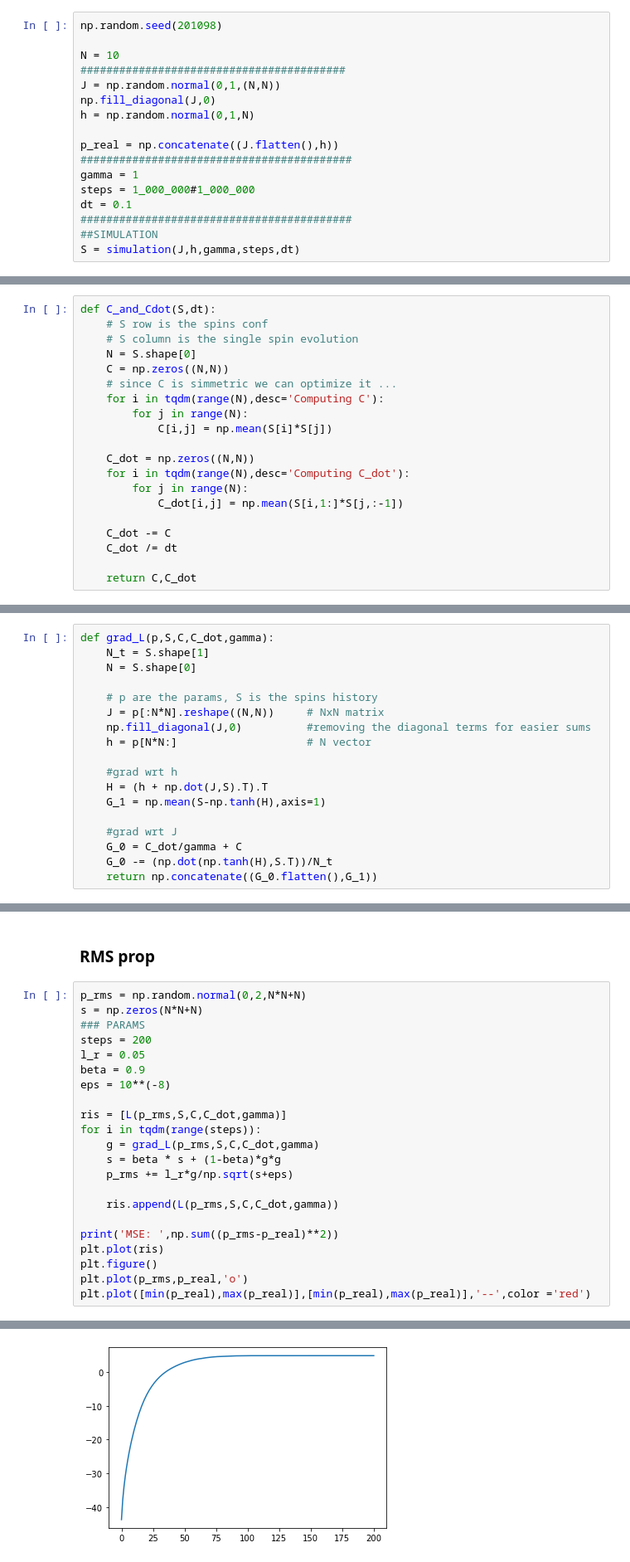
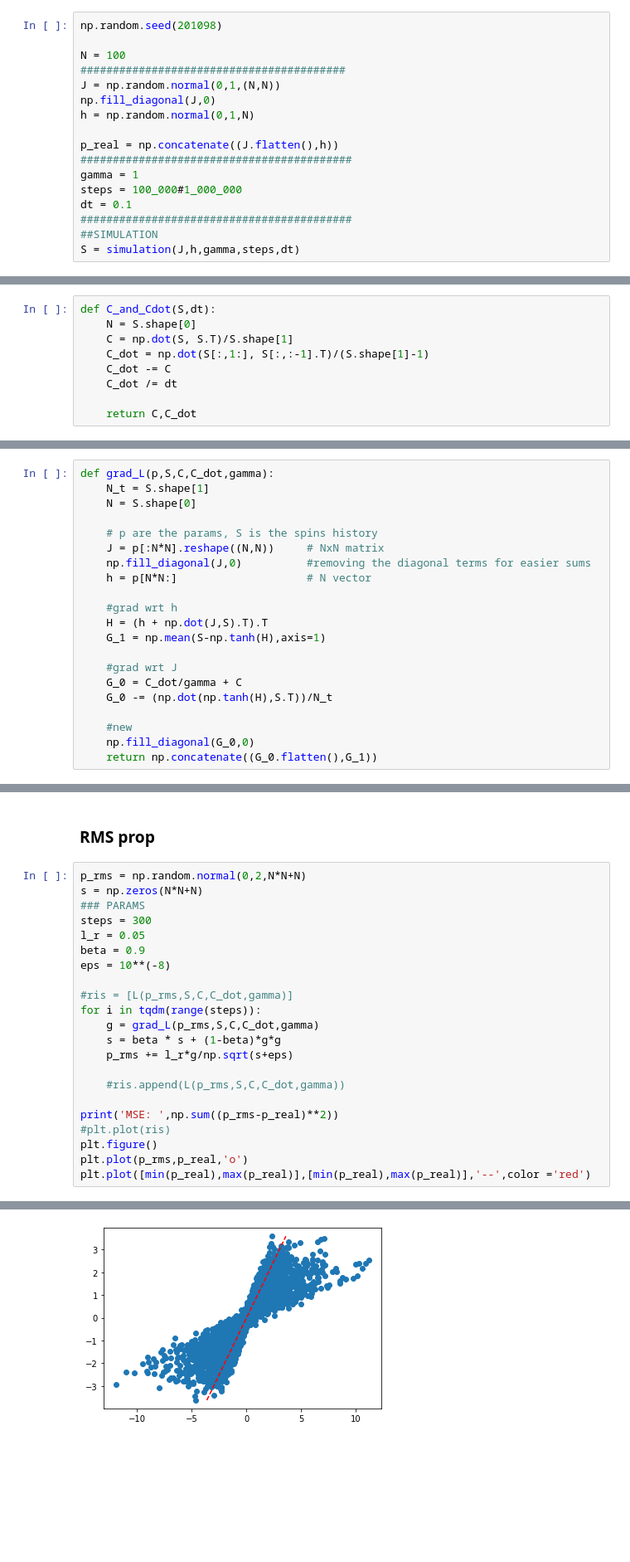
Before and after one commit to micheleavella/brain_project, a Jupyter notebook: kinetic_ising_simulation_inference.ipynb, the cells around one changed output, grey strips where cells are left out. Shown at 83% size. Saved outputs shown, nothing was run; the diff lists cells and outputs as text; blank space fills up the shorter version.

```diff
--- a/kinetic_ising_simulation_inference.ipynb
+++ b/kinetic_ising_simulation_inference.ipynb
@@ -26,7 +26,7 @@ def simulation(J,h,gamma,steps,dt):
 # %%
 np.random.seed(201098)
 
-N = 10
+N = 100
 #########################################
 J = np.random.normal(0,1,(N,N))
 np.fill_diagonal(J,0)
@@ -35,7 +35,7 @@ h = np.random.normal(0,1,N)
 p_real = np.concatenate((J.flatten(),h))
 ##########################################
 gamma = 1
-steps = 1_000_000#1_000_000
+steps = 100_000#1_000_000
 dt = 0.1
 ##########################################
 ##SIMULATION
@@ -66,20 +66,9 @@ $$
 ### $C$ and $\dot C$
 # %%
 def C_and_Cdot(S,dt):
-    # S row is the spins conf
-    # S column is the single spin evolution
     N = S.shape[0]
-    C = np.zeros((N,N))
-    # since C is simmetric we can optimize it ...
-    for i in tqdm(range(N),desc='Computing C'):
-        for j in range(N):
-            C[i,j] = np.mean(S[i]*S[j])
-
-    C_dot = np.zeros((N,N))
-    for i in tqdm(range(N),desc='Computing C_dot'):
-        for j in range(N):
-            C_dot[i,j] = np.mean(S[i,1:]*S[j,:-1])
-
+    C = np.dot(S, S.T)/S.shape[1]
+    C_dot = np.dot(S[:,1:], S[:,:-1].T)/(S.shape[1]-1)
     C_dot -= C
     C_dot /= dt
 
@@ -156,6 +151,9 @@ def grad_L(p,S,C,C_dot,gamma):
     #grad wrt J
     G_0 = C_dot/gamma + C
     G_0 -= (np.dot(np.tanh(H),S.T))/N_t
+
+    #new
+    np.fill_diagonal(G_0,0)
     return np.concatenate((G_0.flatten(),G_1))
 # %% [markdown]
 ## Test the gradient
@@ -232,21 +230,21 @@ MSE:  8.671814172631478
 p_rms = np.random.normal(0,2,N*N+N)
 s = np.zeros(N*N+N)
 ### PARAMS
-steps = 200
+steps = 300
 l_r = 0.05
 beta = 0.9
 eps = 10**(-8)
 
-ris = [L(p_rms,S,C,C_dot,gamma)]
+#ris = [L(p_rms,S,C,C_dot,gamma)]
 for i in tqdm(range(steps)):
     g = grad_L(p_rms,S,C,C_dot,gamma)
     s = beta * s + (1-beta)*g*g
     p_rms += l_r*g/np.sqrt(s+eps)
 
-    ris.append(L(p_rms,S,C,C_dot,gamma))
+    #ris.append(L(p_rms,S,C,C_dot,gamma))
 
 print('MSE: ',np.sum((p_rms-p_real)**2))
-plt.plot(ris)
+#plt.plot(ris)
 plt.figure()
 plt.plot(p_rms,p_real,'o')
 plt.plot([min(p_real),max(p_real)],[min(p_real),max(p_real)],'--',color ='red')
@@ -255,2 +253,2 @@ MSE:  0.5455303932393318
 [<matplotlib.lines.Line2D at 0x...>]
-[figure, old version]
+[figure, new version]
```
Also changed, not shown: parts of 19 cells of this notebook.
